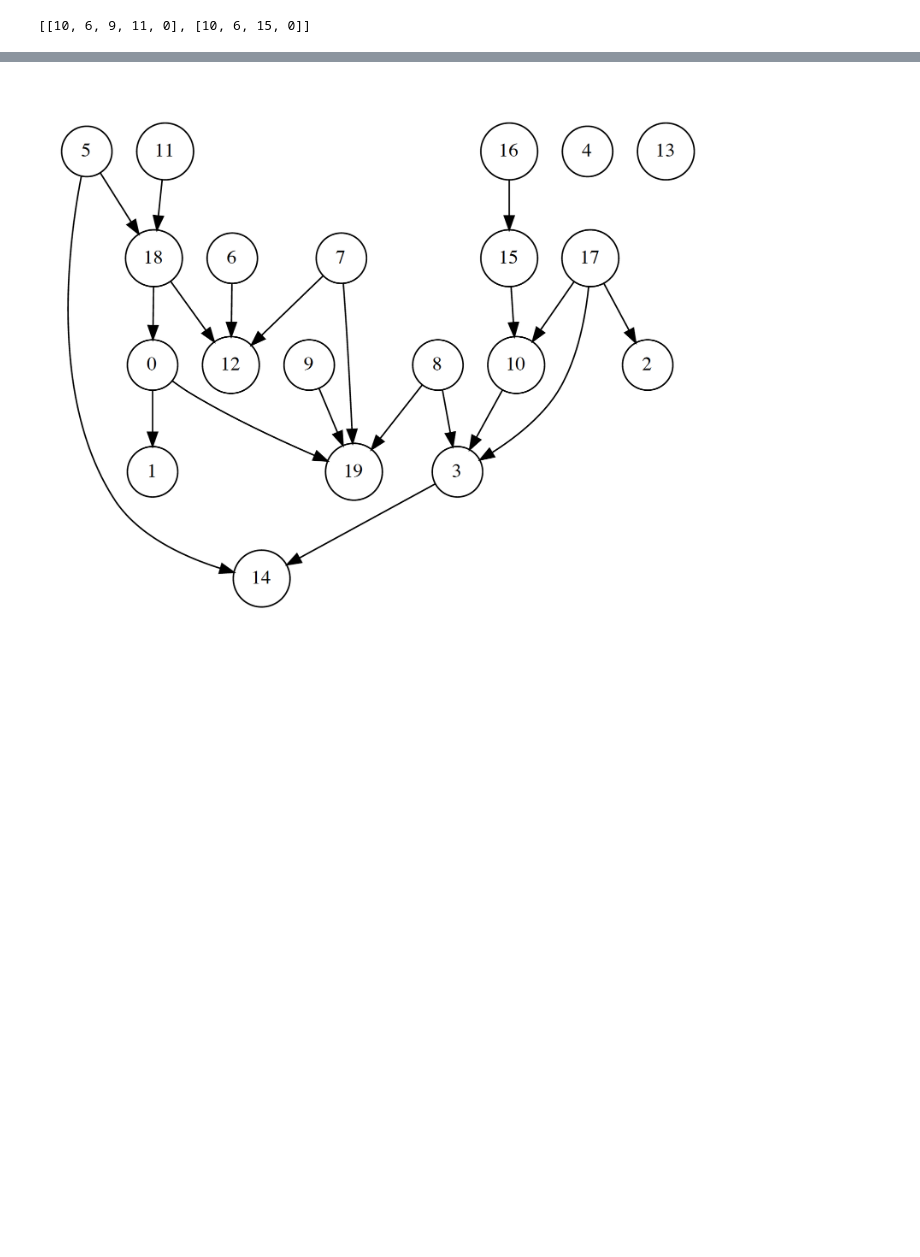
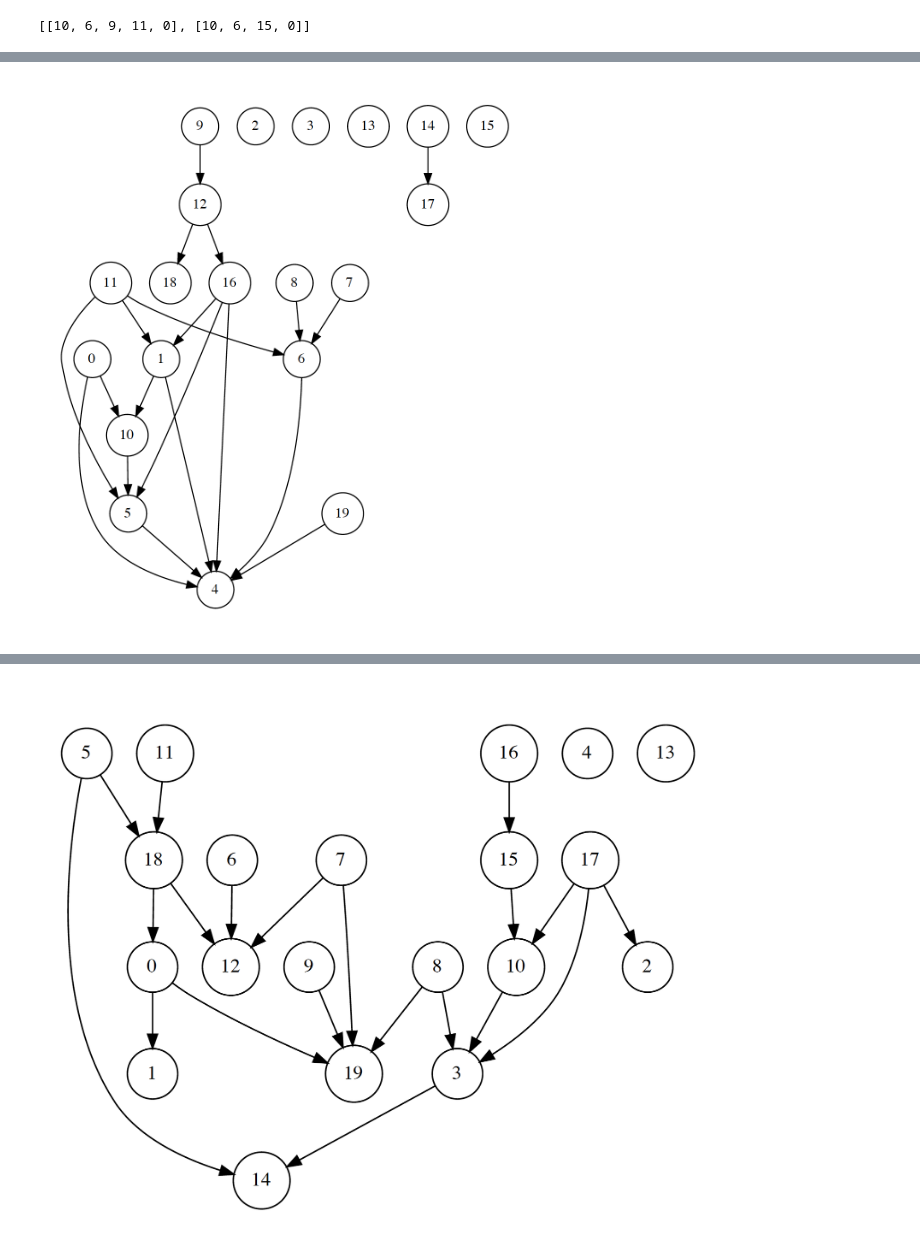
Before and after one commit to yongjinjiang/DirectedAcyclicGraph, a Jupyter notebook: main.ipynb, the cells around one changed output, grey strips where cells are left out. Drawn from its saved outputs; the diff is of its cells as text; code cells hidden in the pictures; blank space fills up the shorter version.

```diff
--- a/main.ipynb
+++ b/main.ipynb
@@ -382,0 +433,6 @@ chosen_unproposed [8, 15]
+# %%
+# df.corr();
+fig = Image(filename=('./DAG3.png'))
+fig
+# %% [output]
+[figure, added]
```
Also changed, not shown: parts of 11 cells of this notebook, 4 other files.
